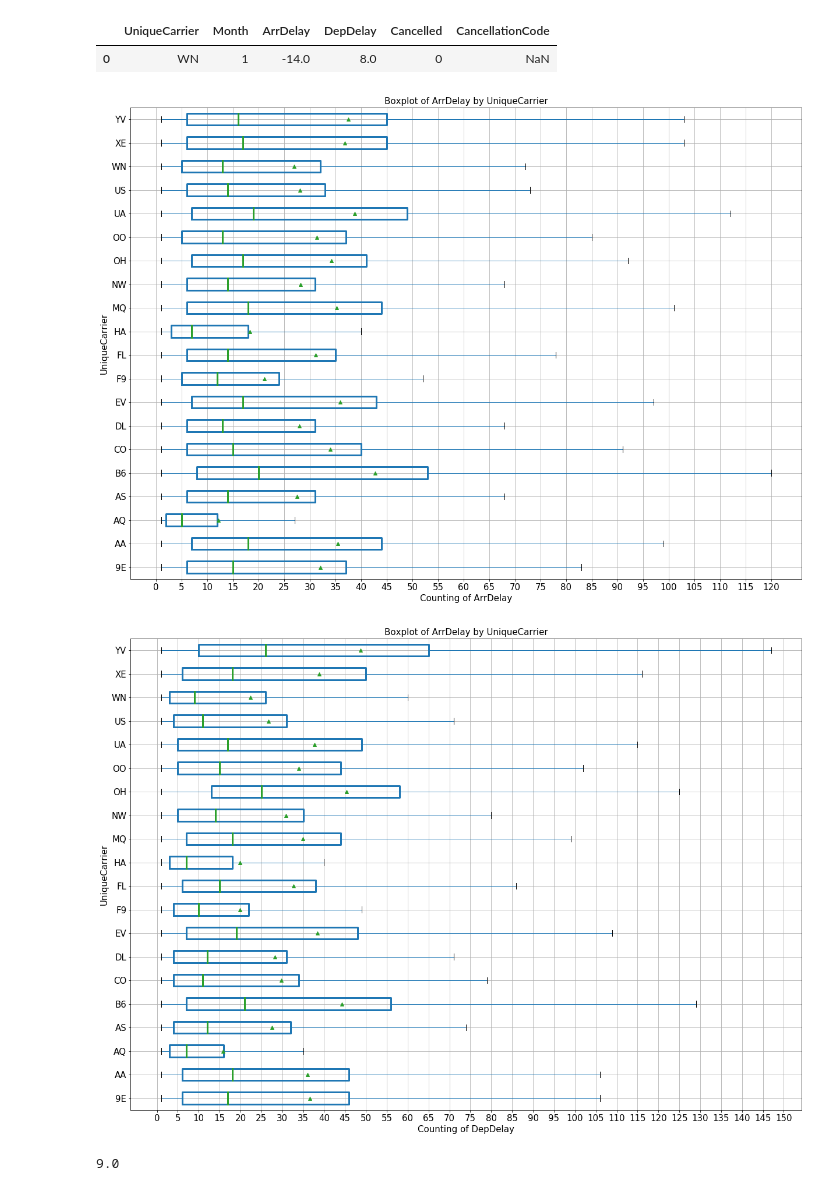
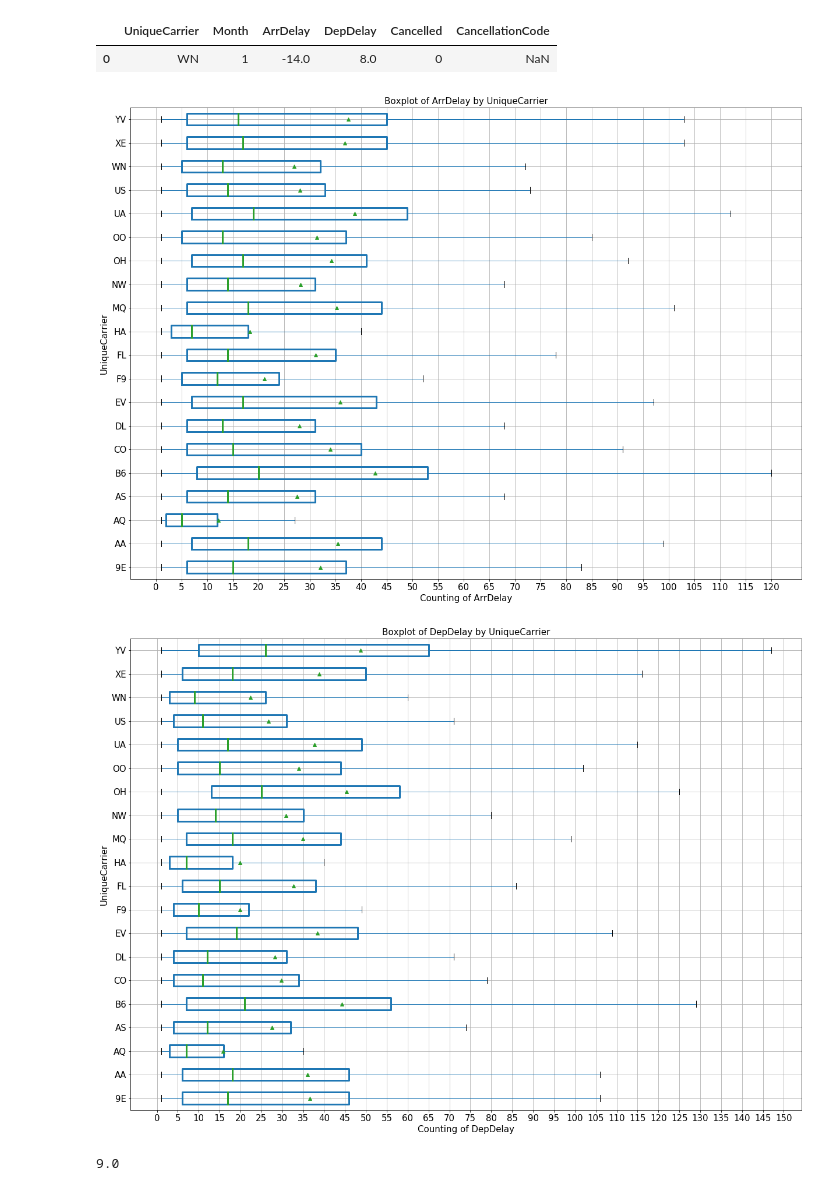
Before and after one commit to plyutik/mlcourse.ai, a Jupyter notebook: jupyter_english/assignments_fall2018/assignment2_USA_flights.ipynb, the cells around one changed output. Cells and saved outputs as stored; diff of their text form; code cells hidden in the pictures.

```diff
--- a/jupyter_english/assignments_fall2018/assignment2_USA_flights.ipynb
+++ b/jupyter_english/assignments_fall2018/assignment2_USA_flights.ipynb
@@ -878,45 +878,44 @@ mead_arr_departDepd = mead_arr_depart[mead_arr_depart['DepDelay'] > 0]
 # %%
 boxprops = dict(linewidth=3, color='k')
 medianprops = dict(linewidth=3, color='k')
 
 
 ax = mead_arr_departArrd.boxplot(column='ArrDelay', by='UniqueCarrier', figsize=(20,15), grid=True, vert=False,
                            showfliers=False,
                            boxprops=boxprops,
                            medianprops=medianprops,showmeans=True)
 ax.set_facecolor('white')
 ax.tick_params(axis='y', labelsize=15)
 ax.tick_params(axis='x', labelsize=15)
 
 plt.title("Boxplot of ArrDelay by UniqueCarrier", fontsize=15)
 plt.suptitle("")
 plt.xlabel('Counting of ArrDelay', fontsize=15)
 plt.ylabel('UniqueCarrier', fontsize=15)
 plt.xticks(np.arange(0, 125, step=5))
 plt.show()
+
+boxprops = dict(linewidth=3, color='k')
+medianprops = dict(linewidth=3, color='k')
+
+
+ax = mead_arr_departDepd.boxplot(column='DepDelay', by='UniqueCarrier', figsize=(20,15), grid=True, vert=False,
+                           showfliers=False,
+                           boxprops=boxprops,
+                           medianprops=medianprops,showmeans=True)
+ax.set_facecolor('white')
+ax.tick_params(axis='y', labelsize=15)
+ax.tick_params(axis='x', labelsize=15)
+
+plt.title("Boxplot of DepDelay by UniqueCarrier", fontsize=15)
+plt.suptitle("")
+plt.xlabel('Counting of DepDelay', fontsize=15)
+plt.ylabel('UniqueCarrier', fontsize=15)
+plt.xticks(np.arange(0, 155, step=5))
+plt.show()
 # %% [output]
 [figure]
+[figure, added]
-# %%
-boxprops = dict(linewidth=3, color='k')
-medianprops = dict(linewidth=3, color='k')
-
-
-ax = mead_arr_departDepd.boxplot(column='DepDelay', by='UniqueCarrier', figsize=(20,15), grid=True, vert=False,
-                           showfliers=False,
-                           boxprops=boxprops,
-                           medianprops=medianprops,showmeans=True)
-ax.set_facecolor('white')
-ax.tick_params(axis='y', labelsize=15)
-ax.tick_params(axis='x', labelsize=15)
-
-plt.title("Boxplot of ArrDelay by UniqueCarrier", fontsize=15)
-plt.suptitle("")
-plt.xlabel('Counting of DepDelay', fontsize=15)
-plt.ylabel('UniqueCarrier', fontsize=15)
-plt.xticks(np.arange(0, 155, step=5))
-plt.show()
-# %% [output]
-[figure, removed]
 # %%
 HA = mead_arr_departDepd[mead_arr_departDepd.UniqueCarrier == 'HA']
 # %%
```
Also changed, not shown: parts of 1 cell of this notebook.
